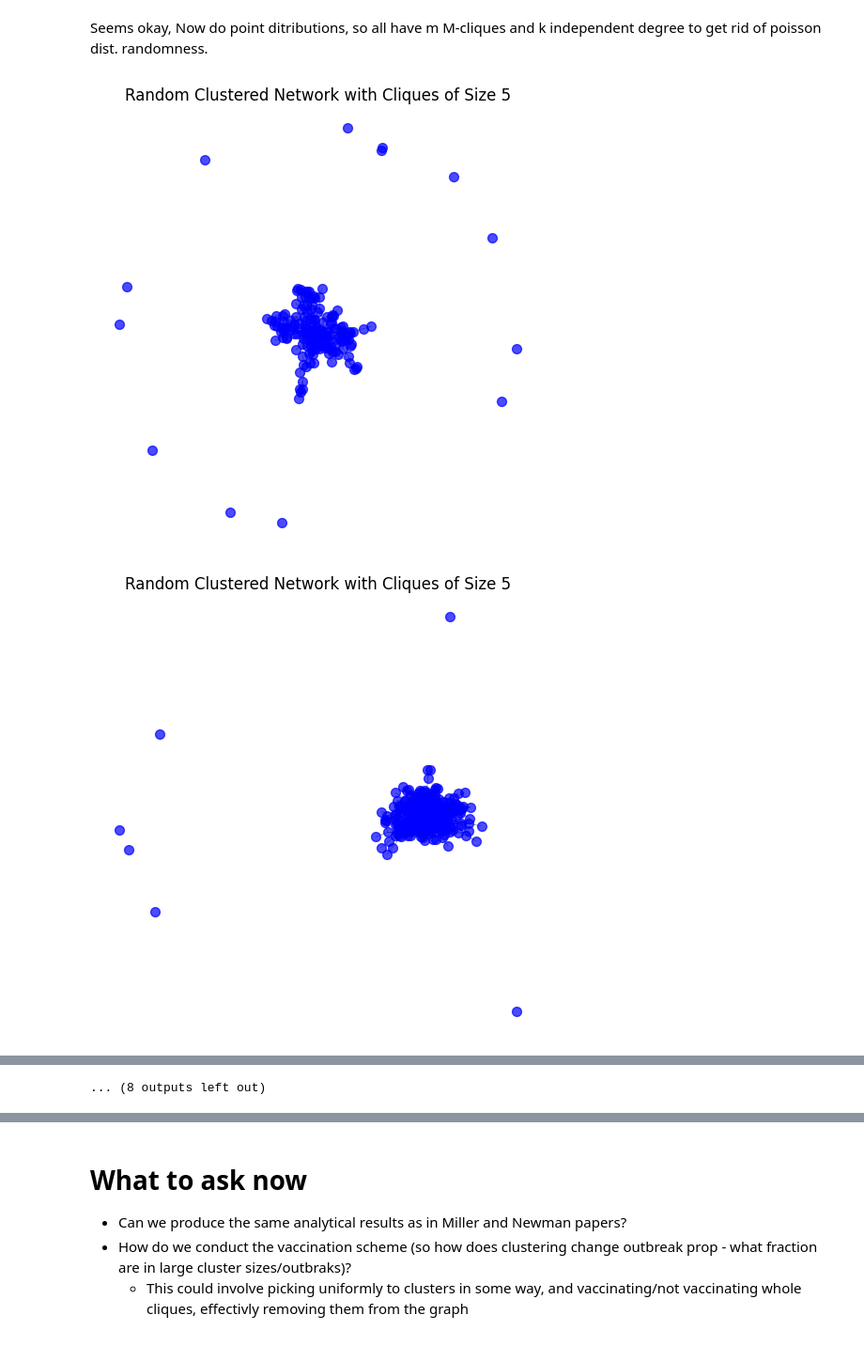
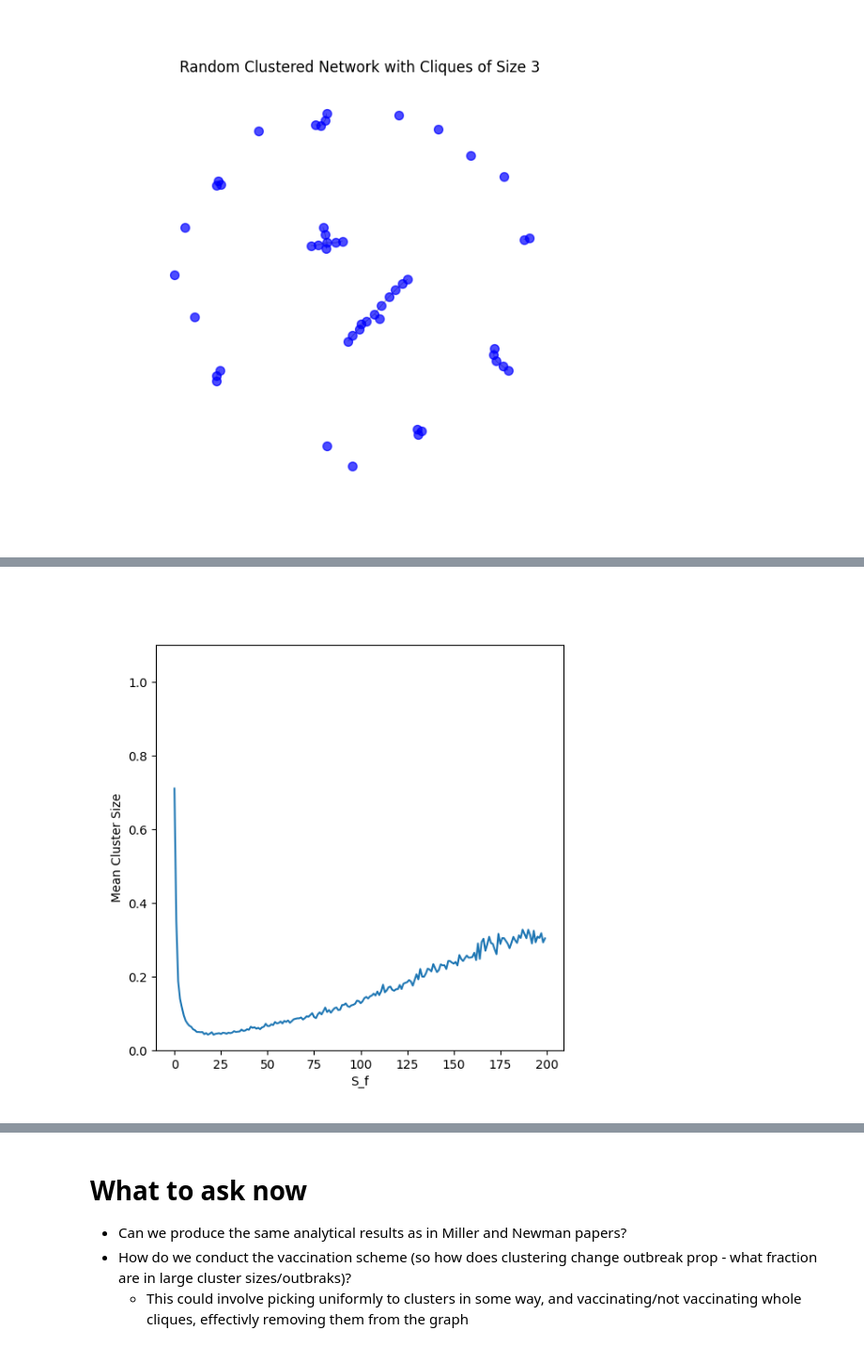
Before and after one commit to AlfredBendtzonHansen/het-measles, a Jupyter notebook: MCliqueRandomGraph.ipynb, the cells around one changed output, grey strips where cells are left out. Shown at 94% size. Drawn from its saved outputs; the diff is of its cells as text; code cells hidden in the pictures.

Commit message:
Added H-param to redistribute susceptiblity after keeping clusters

```diff
--- a/MCliqueRandomGraph.ipynb
+++ b/MCliqueRandomGraph.ipynb
@@ -141,30 +11,26 @@ plt.show()
-# %% [markdown]
-Seems okay, Now do point ditributions, so all have m M-cliques and k independent degree to get rid of poisson dist. randomness.
 # %%
-N = 1000   # Number of nodes in the network
-M = 5     # Size of the cliques
+#An example of the network
+N = 100   # Number of nodes in the network
+M = 3 # Size of the cliques
 
 # Generate the adjacency matrix
-adj_matrix, cliques = generate_clustered_network(N, M, lambda_edges= 5)
-for s_f in np.linspace(0.1,1,20):
-    adj_matrix_plot = keep_clusters(adj_matrix=adj_matrix, cliques=cliques, s_f=s_f)
+adj_matrix, cliques = generate_clustered_network_discrete_M(N, M, lambda_edges= 1, m_cliques= 1)
+adj_matrix = keep_clusters_with_node_swap(adj_matrix, cliques, s_f = 0.5, H = 0.9)
+# Create a NetworkX graph for visualization
+G = nx.from_numpy_array(adj_matrix)
 
-    # Create a NetworkX graph for visualization
-    G = nx.from_numpy_array(adj_matrix_plot)
+# Draw the network
+plt.figure(figsize=(6, 6))
+pos = nx.spring_layout(G, iterations=100)
 
-    # Draw the network
-    plt.figure(figsize=(6, 6))
-    pos = nx.spring_layout(G, iterations=100)
+# Draw nodes
+nx.draw_networkx_nodes(G, pos, node_size=50, node_color='blue', alpha=0.7)
 
-    # Draw nodes
-    nx.draw_networkx_nodes(G, pos, node_size=50, node_color='blue', alpha=0.7)
+# Draw edges
+nx.draw_networkx_edges(G, pos, width=0.5, alpha=0.5)
 
-    # Draw edges
-    nx.draw_networkx_edges(G, pos, width=0.5, alpha=0.5)
-
-    plt.axis('off')
-    plt.title(f'Random Clustered Network with Cliques of Size {M}')
+plt.axis('off')
+plt.title(f'Random Clustered Network with Cliques of Size {M}')
 plt.show()
 # %% [output]
-[figure, old version]
+[figure, new version]
-[figure, removed]
@@ -181 +37,33 @@ plt.show()
-... (8 outputs left out)
+# %%
+#Fixing clique size and edges, vary sf and plot mean percolation cluster size or mean final size, use p = 1 to characterize network and not disease
+
+N = 500   # Number of nodes in the network
+M = 3     # Size of the cliques
+lambda_edge = 3
+
+cluster_sizes = []
+for i in tqdm(range(10)):
+    k = 0
+    # Generate the adjacency matrix
+    adj_matrix, cliques, nr_cliques = generate_clustered_network_discrete_M(N, M, lambda_edges= lambda_edge, m_cliques= 2, nr_cliques = True)
+    intermediate = []
+
+    #print(nr_cliques)
+    for sf in np.linspace(1/nr_cliques,1,200):
+        adj_matrix_reduced = keep_clusters(adj_matrix, cliques, s_f = sf)
+
+        percolation_clusters, percolation_giant = perform_percolation(adj_matrix_reduced, p = .6, N_p = 10)
+
+        intermediate.append(percolation_clusters)
+    cluster_sizes.append(intermediate)
+
+
+plt.figure(figsize= (6,6))
+
+plt.plot(np.mean(cluster_sizes, axis = 0))
+plt.ylim(0,1.1)
+plt.xlabel("S_f")
+plt.ylabel("Mean Cluster Size")
+plt.show()
+# %% [output]
+[figure, added]
```
Also changed, not shown: parts of 8 cells of this notebook, 1 other file.
